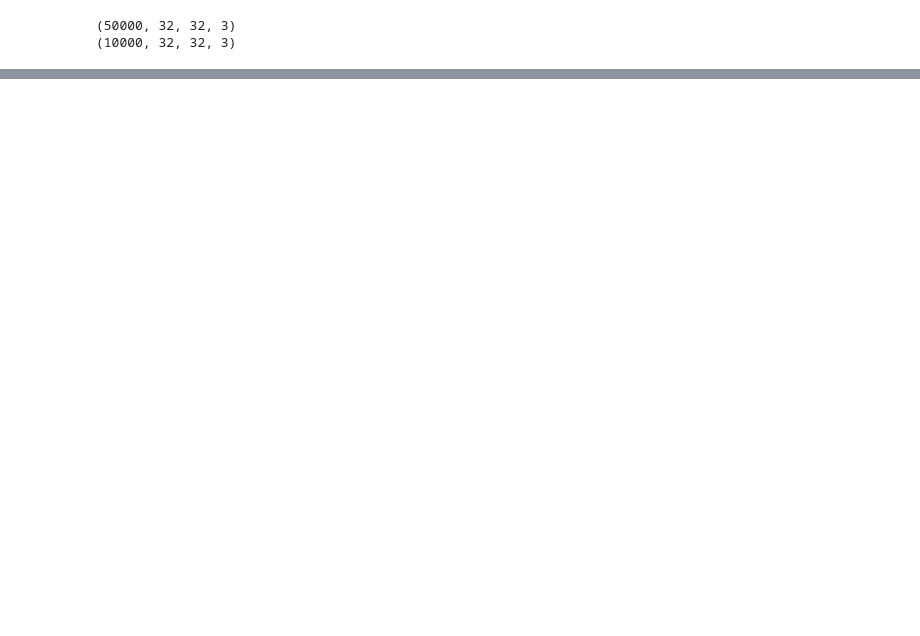
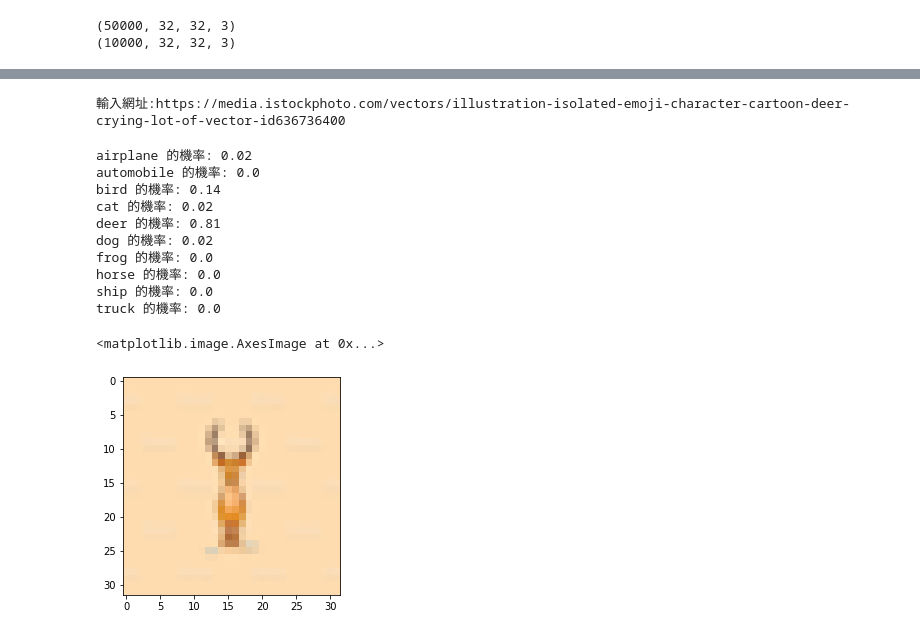
Before and after one commit to Syilun/TibameAI04, a Jupyter notebook: cnn.ipynb, the cells around one changed output, grey strips where cells are left out. Cells and saved outputs as stored; diff of their text form; code cells hidden in the pictures; blank space fills up the shorter version.

```diff
--- a/cnn.ipynb
+++ b/cnn.ipynb
@@ -127,0 +160,30 @@ model.evaluate(x_test_norm, y_test)
+# %%
+import requests
+from PIL import Image
+from tensorflow.keras.preprocessing.image import load_img
+
+url = input("輸入網址:")
+# 純文字: stream不加, 檔案: stream=True
+# verify=False 防火牆調低
+response = requests.get(url, stream=True, verify=False)
+img = Image.open(response.raw).resize((32, 32))
+img = np.array(img)
+img_np = np.array(img).reshape(1, 32, 32, 3) / 255.
+pre = model.predict(img_np)[0]
+for i in range(10):
+    print(trans[i], "的機率:", round(pre[i], 2))
+plt.imshow(np.array(img), cmap="Reds")
+# %% [output]
+輸入網址:https://media.istockphoto.com/vectors/illustration-isolated-emoji-character-cartoon-deer-crying-lot-of-vector-id636736400
+airplane 的機率: 0.02
+automobile 的機率: 0.0
+bird 的機率: 0.14
+cat 的機率: 0.02
+deer 的機率: 0.81
+dog 的機率: 0.02
+frog 的機率: 0.0
+horse 的機率: 0.0
+ship 的機率: 0.0
+truck 的機率: 0.0
+<matplotlib.image.AxesImage at 0x...>
+[figure, added]
```
Also changed, not shown: parts of 10 cells of this notebook.
